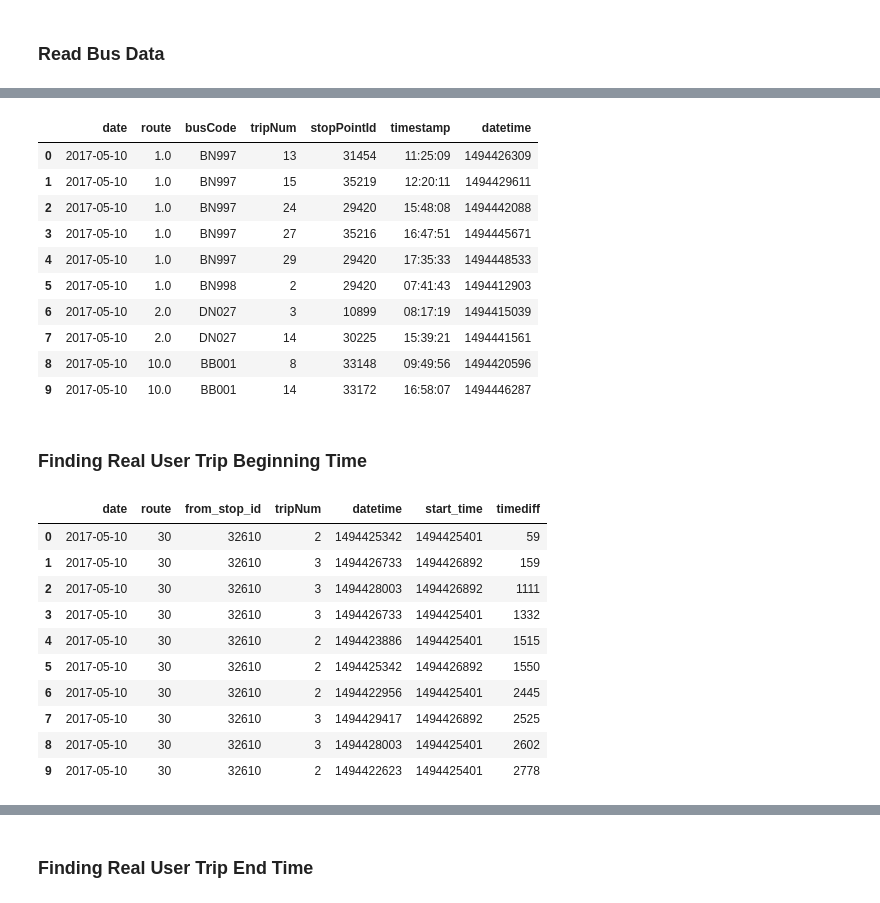
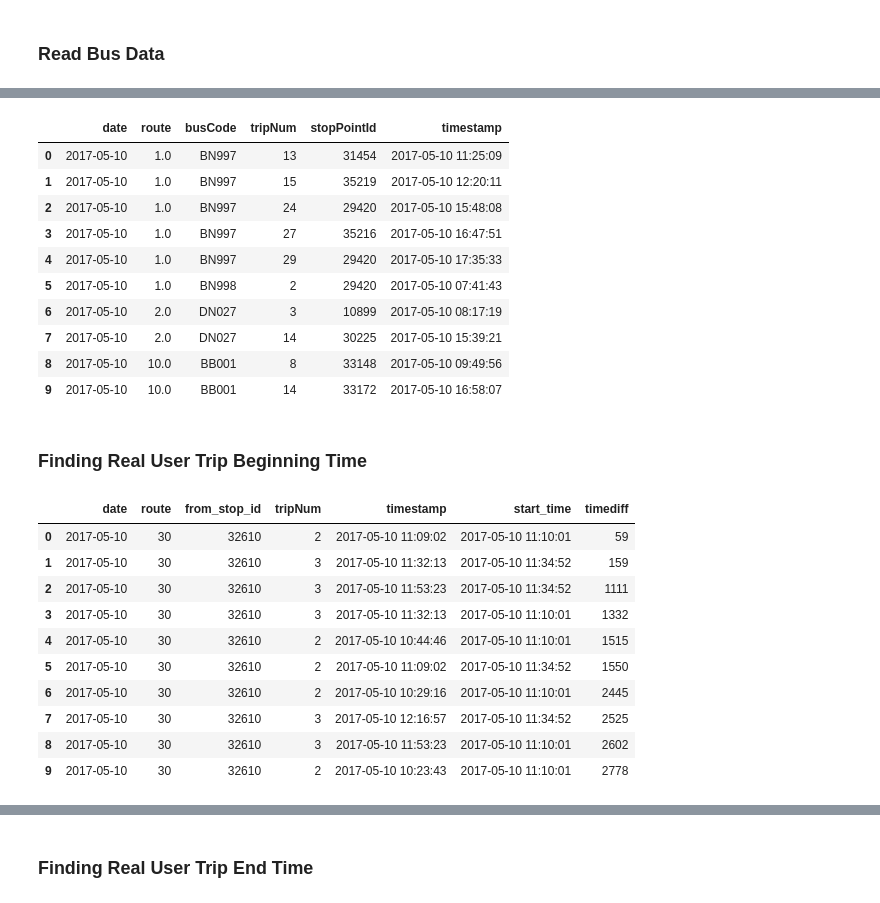
Before and after one commit to tarcisobraz/trips-optimality-exp, a Jupyter notebook: evaluate-trip-optimality-spark.ipynb, the cells around one changed output, grey strips where cells are left out. Drawn from its saved outputs; the diff is of its cells as text; code cells hidden in the pictures.

```diff
--- a/evaluate-trip-optimality-spark.ipynb
+++ b/evaluate-trip-optimality-spark.ipynb
@@ -183,13 +183,16 @@ for trip in trips_otp_response.keys():
             itinerary_id += 1
     max_ctr -= 1
 
-labels=['date','user_trip_id','itinerary_id','leg_id','start_time','end_time','mode','route','from_stop_id','to_stop_id','otp_duration']
+labels=['date','user_trip_id','itinerary_id','leg_id','start_time','end_time','mode','route','from_stop_id','to_stop_id','otp_duration_mins']
 trips_plans_df = sqlContext.createDataFrame(trips_plans, labels) \
-                     .withColumn('date',F.from_unixtime(F.col('date'),'yyyy-MM-dd')) \
-                     .withColumn('route', F.col('route').astype('integer')) \
-                     .withColumn('from_stop_id', F.col('from_stop_id').astype('integer')) \
-                     .withColumn('to_stop_id', F.col('to_stop_id').astype('integer')) \
-                     .orderBy(['date','user_trip_id','itinerary_id','start_time'])
+                    .withColumn('date',F.from_unixtime(F.col('date'),'yyyy-MM-dd')) \
+                    .withColumn('start_time',F.from_unixtime(F.col('start_time'),'yyyy-MM-dd HH:mm:ss').astype('timestamp')) \
+                    .withColumn('end_time',F.from_unixtime(F.col('end_time'),'yyyy-MM-dd HH:mm:ss').astype('timestamp')) \
+                    .withColumn('otp_duration_mins',(F.unix_timestamp(F.col('end_time')) - F.unix_timestamp(F.col('start_time')))/60) \
+                    .withColumn('route', F.col('route').astype('integer')) \
+                    .withColumn('from_stop_id', F.col('from_stop_id').astype('integer')) \
+                    .withColumn('to_stop_id', F.col('to_stop_id').astype('integer')) \
+                    .orderBy(['date','user_trip_id','itinerary_id','start_time'])
 # %%
 trips_plans_df.printSchema()
 # %% [output]
@@ -258,7 +261,7 @@ printdf(labelled_trips_plans)
 # %% [markdown]
 ### Read Bus Data
 # %%
-bus_trips_data = read_buste_data_v3(sqlContext,'/local/tarciso/data/2017_05_11_veiculos.csv/')
+bus_trips_data = read_buste_data_v3(sqlContext,'/local/tarciso/masters/experiments/preliminary-exp/preliminary-exp-sample-data/buste-v3a/bulma-output/2017_05_11_veiculos.csv/')
 # %%
 bus_trips_data.printSchema()
 # %% [output]
@@ -285,4 +288,4 @@ clean_bus_trips_data = bus_trips_data.select(["date","route","busCode","tripNum"
                     .dropDuplicates(['route','busCode','tripNum','stopPointId']) \
                     .withColumn('route',F.col('route').astype('float')) \
                     .withColumn('date',F.col('date').astype('string')) \
-                    .withColumn('datetime',F.unix_timestamp(F.concat(F.col('date'),F.lit(' '),F.col('timestamp')), 'yyyy-MM-dd HH:mm:ss'))
+                    .withColumn('timestamp',F.from_unixtime(F.unix_timestamp(F.concat(F.col('date'),F.lit(' '),F.col('timestamp')), 'yyyy-MM-dd HH:mm:ss')))
@@ -289,40 +312,40 @@ clean_bus_trips_data = bus_trips_data.select(["date","route","busCode","tripNum"
 # %%
 printdf(clean_bus_trips_data)
 # %% [output]
-|  | date | route | busCode | tripNum | stopPointId | timestamp | datetime |
-| 0 | 2017-05-10 | 1.0 | BN997 | 13 | 31454 | 11:25:09 | 1494426309 |
-| 1 | 2017-05-10 | 1.0 | BN997 | 15 | 35219 | 12:20:11 | 1494429611 |
-| 2 | 2017-05-10 | 1.0 | BN997 | 24 | 29420 | 15:48:08 | 1494442088 |
-| 3 | 2017-05-10 | 1.0 | BN997 | 27 | 35216 | 16:47:51 | 1494445671 |
-| 4 | 2017-05-10 | 1.0 | BN997 | 29 | 29420 | 17:35:33 | 1494448533 |
-| 5 | 2017-05-10 | 1.0 | BN998 | 2 | 29420 | 07:41:43 | 1494412903 |
-| 6 | 2017-05-10 | 2.0 | DN027 | 3 | 10899 | 08:17:19 | 1494415039 |
-| 7 | 2017-05-10 | 2.0 | DN027 | 14 | 30225 | 15:39:21 | 1494441561 |
-| 8 | 2017-05-10 | 10.0 | BB001 | 8 | 33148 | 09:49:56 | 1494420596 |
-| 9 | 2017-05-10 | 10.0 | BB001 | 14 | 33172 | 16:58:07 | 1494446287 |
+|  | date | route | busCode | tripNum | stopPointId | timestamp |
+| 0 | 2017-05-10 | 1.0 | BN997 | 13 | 31454 | 2017-05-10 11:25:09 |
+| 1 | 2017-05-10 | 1.0 | BN997 | 15 | 35219 | 2017-05-10 12:20:11 |
+| 2 | 2017-05-10 | 1.0 | BN997 | 24 | 29420 | 2017-05-10 15:48:08 |
+| 3 | 2017-05-10 | 1.0 | BN997 | 27 | 35216 | 2017-05-10 16:47:51 |
+| 4 | 2017-05-10 | 1.0 | BN997 | 29 | 29420 | 2017-05-10 17:35:33 |
+| 5 | 2017-05-10 | 1.0 | BN998 | 2 | 29420 | 2017-05-10 07:41:43 |
+| 6 | 2017-05-10 | 2.0 | DN027 | 3 | 10899 | 2017-05-10 08:17:19 |
+| 7 | 2017-05-10 | 2.0 | DN027 | 14 | 30225 | 2017-05-10 15:39:21 |
+| 8 | 2017-05-10 | 10.0 | BB001 | 8 | 33148 | 2017-05-10 09:49:56 |
+| 9 | 2017-05-10 | 10.0 | BB001 | 14 | 33172 | 2017-05-10 16:58:07 |
 # %% [markdown]
 ### Finding Real User Trip Beginning Time
 # %%
 trips_plans_df_start = trips_plans_df.withColumn('stopPointId', F.col('from_stop_id'))
 trip_plans_start = trips_plans_df_start.join(clean_bus_trips_data, ['date','route','stopPointId'], how='inner') \
-                        .na.drop(subset=['datetime']) \
-                        .withColumn('timediff',F.abs(F.col('datetime') - F.col('start_time'))) \
+                        .na.drop(subset=['timestamp']) \
+                        .withColumn('timediff',F.abs(F.unix_timestamp(F.col('timestamp')) - F.unix_timestamp(F.col('start_time')))) \
                         .drop('otp_duration')
 # %%
-printdf(trip_plans_start.select(['date','route','from_stop_id','tripNum','datetime','start_time','timediff']) \
+printdf(trip_plans_start.select(['date','route','from_stop_id','tripNum','timestamp','start_time','timediff']) \
                 .orderBy(['date','route','from_stop_id','timediff']))
 # %% [output]
-|  | date | route | from_stop_id | tripNum | datetime | start_time | timediff |
-| 0 | 2017-05-10 | 30 | 32610 | 2 | 1494425342 | 1494425401 | 59 |
-| 1 | 2017-05-10 | 30 | 32610 | 3 | 1494426733 | 1494426892 | 159 |
-| 2 | 2017-05-10 | 30 | 32610 | 3 | 1494428003 | 1494426892 | 1111 |
-| 3 | 2017-05-10 | 30 | 32610 | 3 | 1494426733 | 1494425401 | 1332 |
-| 4 | 2017-05-10 | 30 | 32610 | 2 | 1494423886 | 1494425401 | 1515 |
-| 5 | 2017-05-10 | 30 | 32610 | 2 | 1494425342 | 1494426892 | 1550 |
-| 6 | 2017-05-10 | 30 | 32610 | 2 | 1494422956 | 1494425401 | 2445 |
-| 7 | 2017-05-10 | 30 | 32610 | 3 | 1494429417 | 1494426892 | 2525 |
-| 8 | 2017-05-10 | 30 | 32610 | 3 | 1494428003 | 1494425401 | 2602 |
-| 9 | 2017-05-10 | 30 | 32610 | 2 | 1494422623 | 1494425401 | 2778 |
+|  | date | route | from_stop_id | tripNum | timestamp | start_time | timediff |
+| 0 | 2017-05-10 | 30 | 32610 | 2 | 2017-05-10 11:09:02 | 2017-05-10 11:10:01 | 59 |
+| 1 | 2017-05-10 | 30 | 32610 | 3 | 2017-05-10 11:32:13 | 2017-05-10 11:34:52 | 159 |
+| 2 | 2017-05-10 | 30 | 32610 | 3 | 2017-05-10 11:53:23 | 2017-05-10 11:34:52 | 1111 |
+| 3 | 2017-05-10 | 30 | 32610 | 3 | 2017-05-10 11:32:13 | 2017-05-10 11:10:01 | 1332 |
+| 4 | 2017-05-10 | 30 | 32610 | 2 | 2017-05-10 10:44:46 | 2017-05-10 11:10:01 | 1515 |
+| 5 | 2017-05-10 | 30 | 32610 | 2 | 2017-05-10 11:09:02 | 2017-05-10 11:34:52 | 1550 |
+| 6 | 2017-05-10 | 30 | 32610 | 2 | 2017-05-10 10:29:16 | 2017-05-10 11:10:01 | 2445 |
+| 7 | 2017-05-10 | 30 | 32610 | 3 | 2017-05-10 12:16:57 | 2017-05-10 11:34:52 | 2525 |
+| 8 | 2017-05-10 | 30 | 32610 | 3 | 2017-05-10 11:53:23 | 2017-05-10 11:10:01 | 2602 |
+| 9 | 2017-05-10 | 30 | 32610 | 2 | 2017-05-10 10:23:43 | 2017-05-10 11:10:01 | 2778 |
 # %%
 trip_plans_start.printSchema()
 # %% [output]
```
Also changed, not shown: parts of 29 cells of this notebook.
